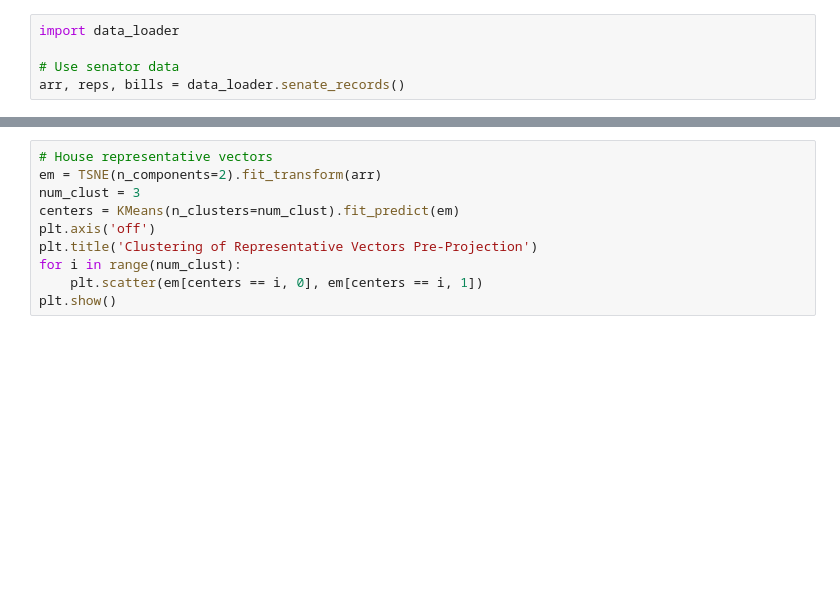
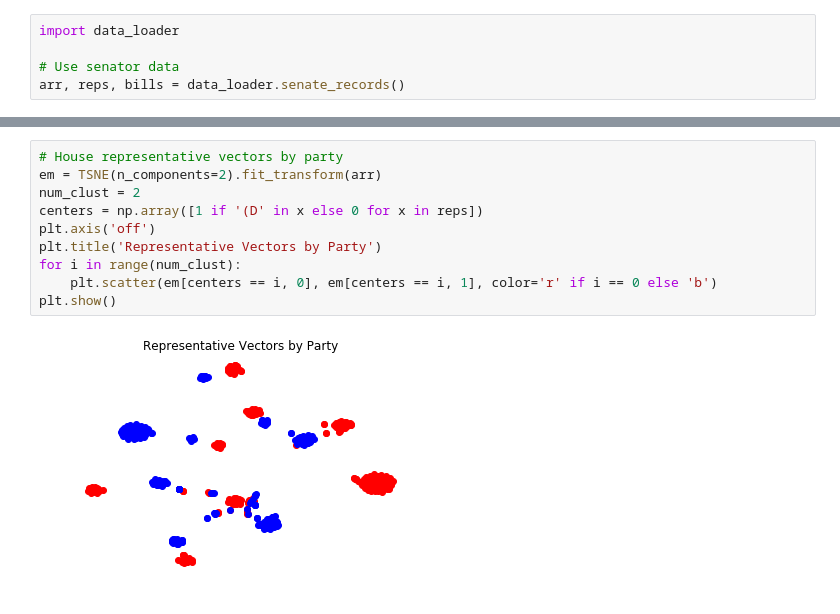
Before and after one commit to vivekmyers/Athenius, a Jupyter notebook: pyscripts/data_visualization.ipynb, the cells around one changed output, grey strips where cells are left out. Cells and saved outputs as stored; diff of their text form; blank space fills up the shorter version.

Commit message:
run on house data

```diff
--- a/pyscripts/data_visualization.ipynb
+++ b/pyscripts/data_visualization.ipynb
@@ -103,10 +103,12 @@ plt.show()
 # %%
-# House representative vectors
+# House representative vectors by party
 em = TSNE(n_components=2).fit_transform(arr)
-num_clust = 3
-centers = KMeans(n_clusters=num_clust).fit_predict(em)
+num_clust = 2
+centers = np.array([1 if '(D' in x else 0 for x in reps])
 plt.axis('off')
-plt.title('Clustering of Representative Vectors Pre-Projection')
+plt.title('Representative Vectors by Party')
 for i in range(num_clust):
-    plt.scatter(em[centers == i, 0], em[centers == i, 1])
+    plt.scatter(em[centers == i, 0], em[centers == i, 1], color='r' if i == 0 else 'b')
 plt.show()
+# %% [output]
+[figure, added]
```
Also changed, not shown: parts of 7 cells of this notebook.
